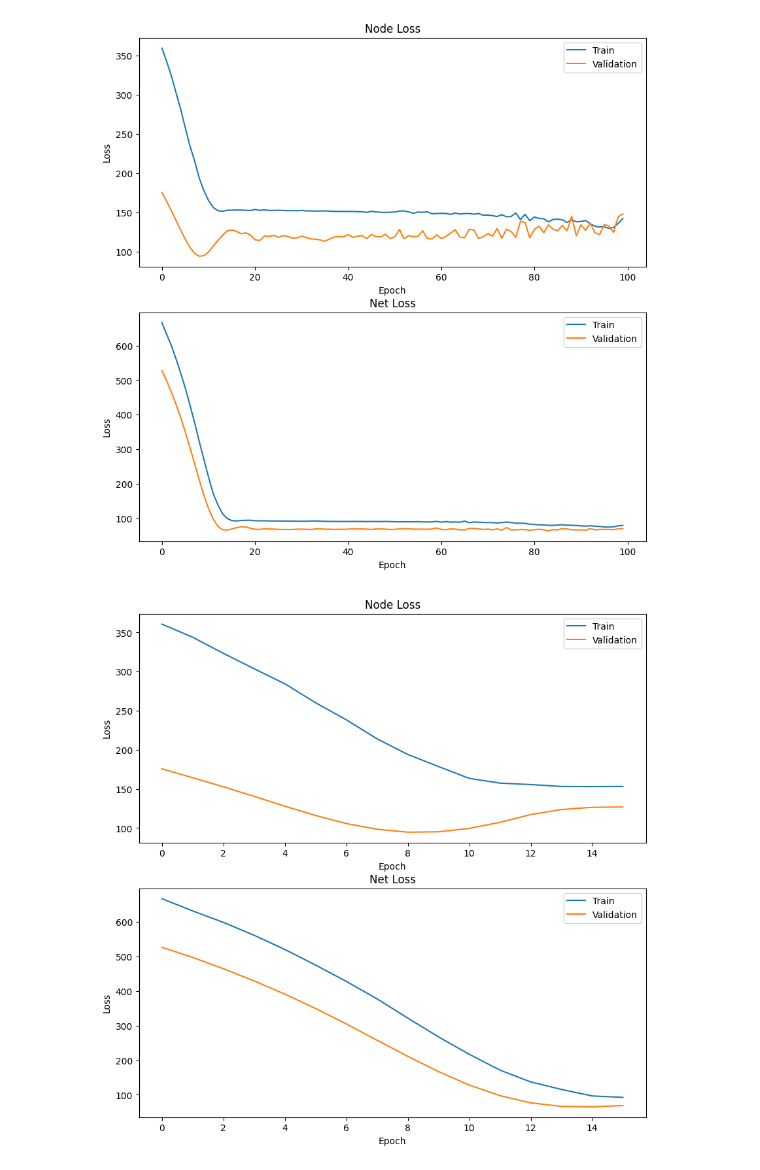
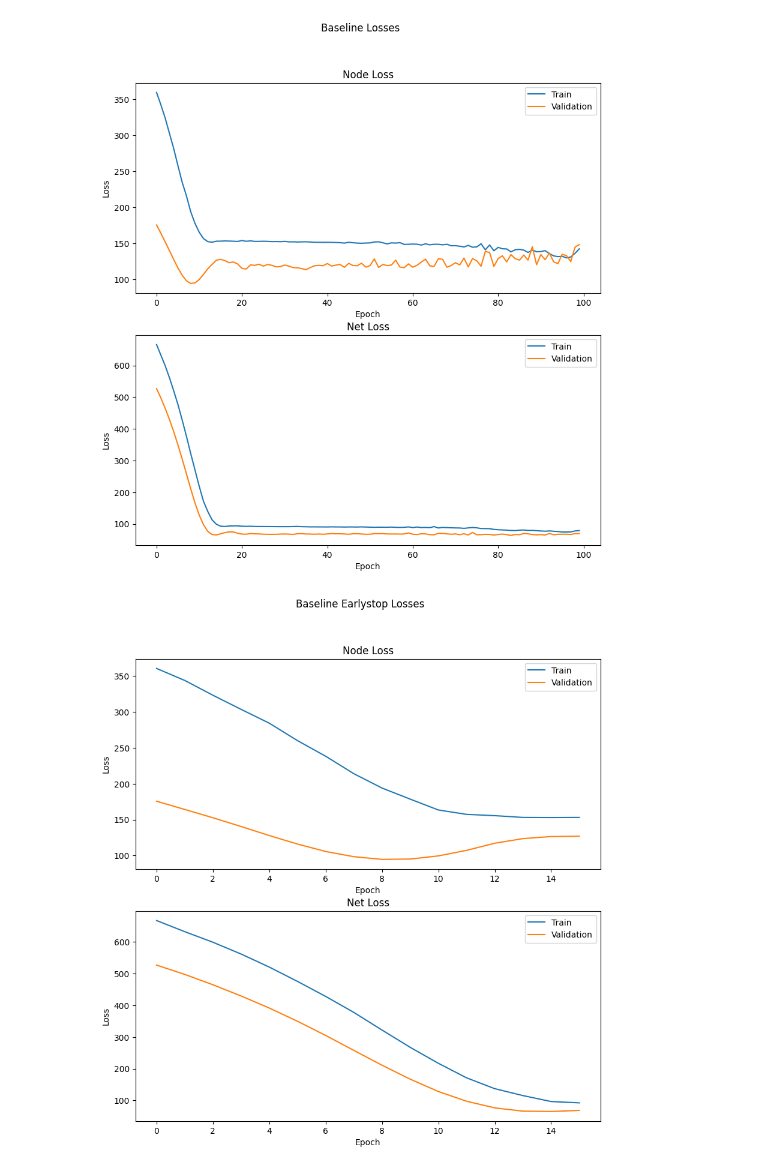
Before and after one commit to hanhoangia/dehnn-optim, a Jupyter notebook: notebook/loss_plots.ipynb, the cells around one changed output. Saved outputs shown, nothing was run; the diff lists cells and outputs as text; code cells hidden in the pictures.

Commit message:
update loss curve visualization plots and notebook

```diff
--- a/notebook/loss_plots.ipynb
+++ b/notebook/loss_plots.ipynb
@@ -5,11 +5,13 @@ import matplotlib.pyplot as plt
 import sys
 import os
 # %%
-def plot_losses(losses):
+def plot_losses(losses, title):
     # do a line plot for train_node_loss and val_node_loss over the epochs
     # do a line plot for train_net_loss and val_net_loss over the epochs
     # create a subplot with 2 rows and 1 column
     fig, ax = plt.subplots(2, 1, figsize=(10, 10))
+    # set the title of the plot
+    fig.suptitle(title)
     # plot the node loss
     losses[['train_node_loss', 'val_node_loss']].plot(ax=ax[0])
     ax[0].set_title('Node Loss')
@@ -22,18 +24,20 @@ def plot_losses(losses):
     ax[1].set_xlabel('Epoch')
     ax[1].set_ylabel('Loss')
     ax[1].legend(['Train', 'Validation'])
-    plt.savefig('loss_curves.png')
-    plt.show()
 # %%
 losses_baseline = pd.read_csv('../profiling_results/baseline/performance.csv')
 losses_baseline = losses_baseline.set_index('epoch')
-plot_losses(losses_baseline)
+plot_losses(losses_baseline, 'Baseline Losses')
+plt.savefig('../profiling_results/baseline/loss_curves.png')
+plt.show()
 # %% [output]
-[figure, old version]
+[figure, new version]
 # %%
 losses_baseline_earlystop = pd.read_csv('../profiling_results/baseline-earlystop/performance.csv')
 losses_baseline_earlystop = losses_baseline_earlystop.set_index('epoch')
-plot_losses(losses_baseline_earlystop)
+plot_losses(losses_baseline_earlystop, 'Baseline Earlystop Losses')
+plt.savefig('../profiling_results/baseline-earlystop/loss_curves.png')
+plt.show()
 # %% [output]
-[figure, old version]
+[figure, new version]
 # %%
```
Also changed, not shown: parts of 2 cells of this notebook, 10 other files.
